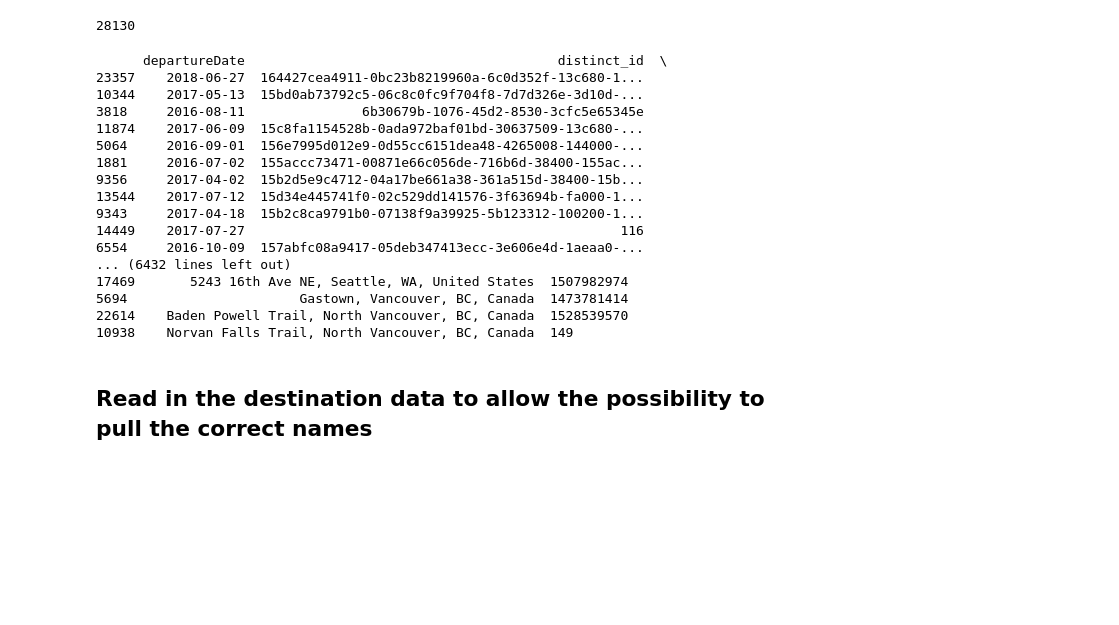
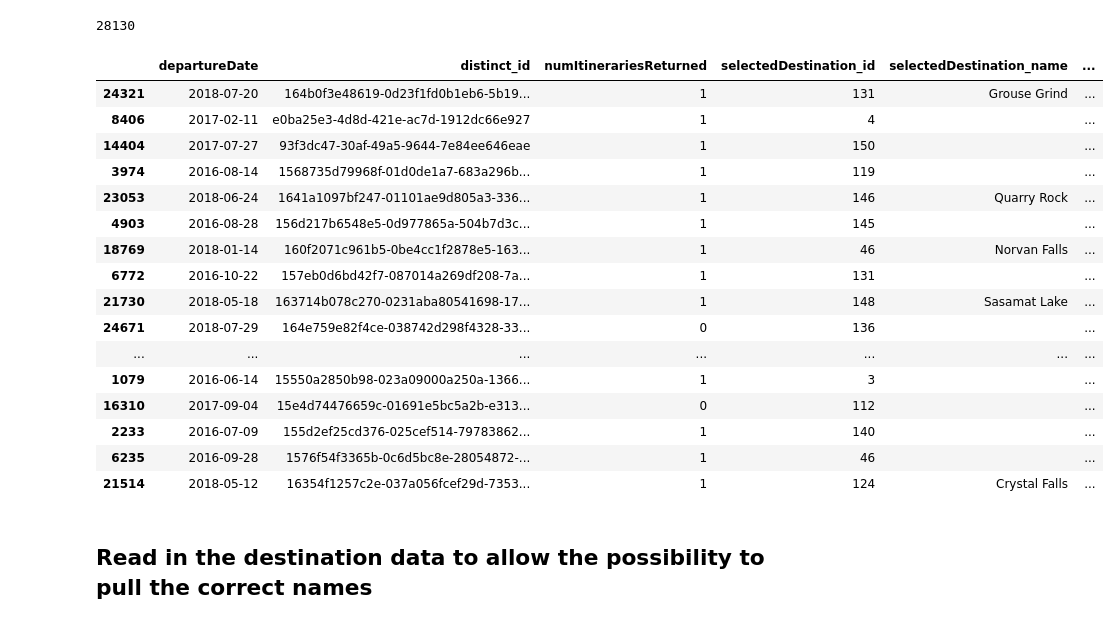
Before and after one commit to turnofftheapp/mapProj, a Jupyter notebook: wrangleDataAndFillDb.ipynb, the cells around one changed output. Saved outputs shown, nothing was run; the diff lists cells and outputs as text; code cells hidden in the pictures; blank space fills up the shorter version.

```diff
--- a/wrangleDataAndFillDb.ipynb
+++ b/wrangleDataAndFillDb.ipynb
@@ -178,28 +178,28 @@ len(df)
 28130
 # %%
 #Create a random sample of the database, these entries will be added to the database in the next section
-sampleDf = df.sample(2000)
+sampleDf = df.sample(1000)
 
 # Output this random sample
 sampleDf.head(len(sampleDf))
 # %% [output]
-      departureDate                                        distinct_id  \
-23357    2018-06-27  164427cea4911-0bc23b8219960a-6c0d352f-13c680-1...
-10344    2017-05-13  15bd0ab73792c5-06c8c0fc9f704f8-7d7d326e-3d10d-...
-3818     2016-08-11               6b30679b-1076-45d2-8530-3cfc5e65345e
-11874    2017-06-09  15c8fa1154528b-0ada972baf01bd-30637509-13c680-...
-5064     2016-09-01  156e7995d012e9-0d55cc6151dea48-4265008-144000-...
-1881     2016-07-02  155accc73471-00871e66c056de-716b6d-38400-155ac...
-9356     2017-04-02  15b2d5e9c4712-04a17be661a38-361a515d-38400-15b...
-13544    2017-07-12  15d34e445741f0-02c529dd141576-3f63694b-fa000-1...
-9343     2017-04-18  15b2c8ca9791b0-07138f9a39925-5b123312-100200-1...
-14449    2017-07-27                                                116
-6554     2016-10-09  157abfc08a9417-05deb347413ecc-3e606e4d-1aeaa0-...
-... (6432 lines left out)
-17469       5243 16th Ave NE, Seattle, WA, United States  1507982974
-5694                      Gastown, Vancouver, BC, Canada  1473781414
-22614    Baden Powell Trail, North Vancouver, BC, Canada  1528539570
-10938    Norvan Falls Trail, North Vancouver, BC, Canada  149
+|  | departureDate | distinct_id | numItinerariesReturned | selectedDestination_id | selectedDestination_name | ... |
+| 24321 | 2018-07-20 | 164b0f3e48619-0d23f1fd0b1eb6-5b19... | 1 | 131 | Grouse Grind | ... |
+| 8406 | 2017-02-11 | e0ba25e3-4d8d-421e-ac7d-1912dc66e927 | 1 | 4 |  | ... |
+| 14404 | 2017-07-27 | 93f3dc47-30af-49a5-9644-7e84ee646eae | 1 | 150 |  | ... |
+| 3974 | 2016-08-14 | 1568735d79968f-01d0de1a7-683a296b... | 1 | 119 |  | ... |
+| 23053 | 2018-06-24 | 1641a1097bf247-01101ae9d805a3-336... | 1 | 146 | Quarry Rock | ... |
+| 4903 | 2016-08-28 | 156d217b6548e5-0d977865a-504b7d3c... | 1 | 145 |  | ... |
+| 18769 | 2018-01-14 | 160f2071c961b5-0be4cc1f2878e5-163... | 1 | 46 | Norvan Falls | ... |
+| 6772 | 2016-10-22 | 157eb0d6bd42f7-087014a269df208-7a... | 1 | 131 |  | ... |
+| 21730 | 2018-05-18 | 163714b078c270-0231aba80541698-17... | 1 | 148 | Sasamat Lake | ... |
+| 24671 | 2018-07-29 | 164e759e82f4ce-038742d298f4328-33... | 0 | 136 |  | ... |
+| ... | ... | ... | ... | ... | ... | ... |
+| 1079 | 2016-06-14 | 15550a2850b98-023a09000a250a-1366... | 1 | 3 |  | ... |
+| 16310 | 2017-09-04 | 15e4d74476659c-01691e5bc5a2b-e313... | 0 | 112 |  | ... |
+| 2233 | 2016-07-09 | 155d2ef25cd376-025cef514-79783862... | 1 | 140 |  | ... |
+| 6235 | 2016-09-28 | 1576f54f3365b-0c6d5bc8e-28054872-... | 1 | 46 |  | ... |
+| 21514 | 2018-05-12 | 16354f1257c2e-037a056fcef29d-7353... | 1 | 124 | Crystal Falls | ... |
 # %% [markdown]
 ## Read in the destination data to allow the possibility to pull the correct names
 # %%
```
Also changed, not shown: parts of 3 cells of this notebook, 2 other files.
